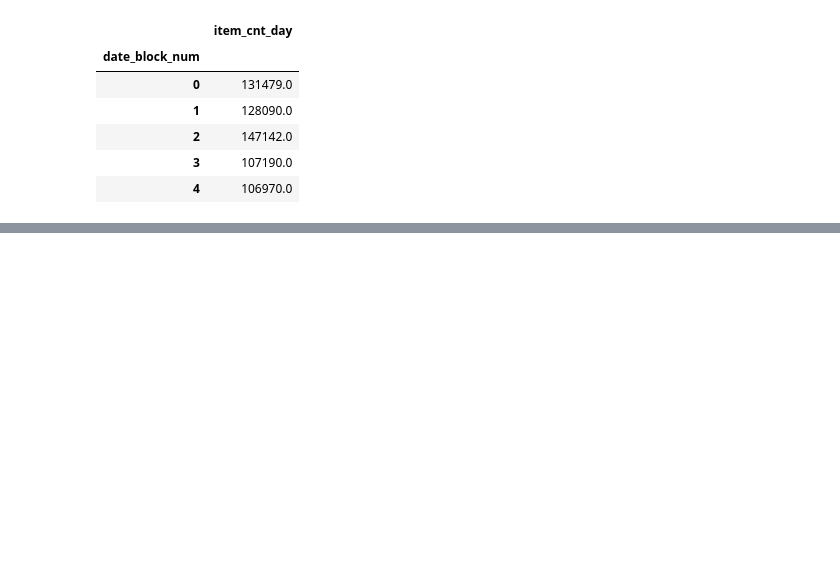
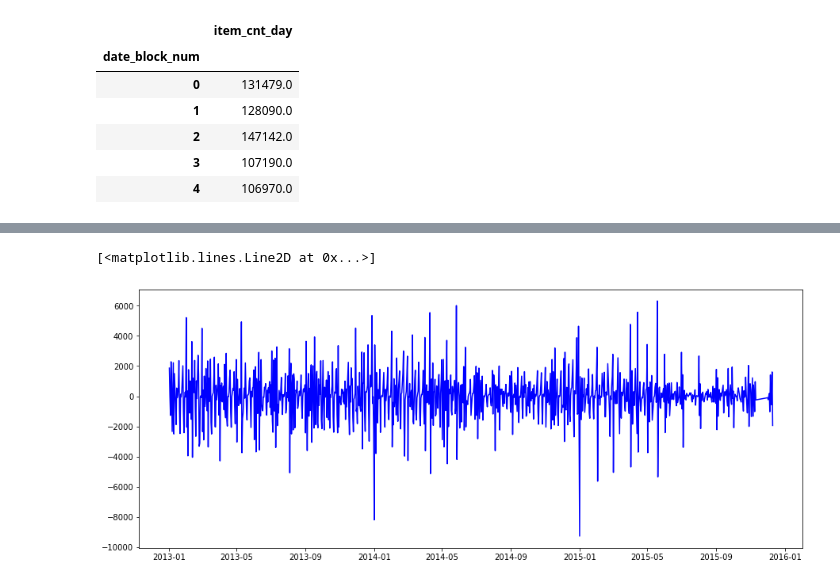
Before and after one commit to gopala-goyal/forecast-shop-sales, a Jupyter notebook: MMA 867 - Forecast Project.ipynb, the cells around one changed output, grey strips where cells are left out. Cells and saved outputs as stored; diff of their text form; code cells hidden in the pictures; blank space fills up the shorter version.

```diff
--- a/MMA 867 - Forecast Project.ipynb
+++ b/MMA 867 - Forecast Project.ipynb
@@ -114,0 +139,11 @@ df_sales_train_monthly.head()
+# %%
+#Create a differencing in the data by subtracting the shifted data from original
+df_sales_train_daily_diff = pd.DataFrame(df_sales_train_daily-df_sales_train_daily.shift())
+# %%
+#plot the difference
+
+plt.figure(figsize = (15,6))
+plt.plot(df_sales_train_daily_diff, color = 'blue', label='Original')
+# %% [output]
+[<matplotlib.lines.Line2D at 0x...>]
+[figure, added]
```
Also changed, not shown: parts of 6 cells of this notebook.
